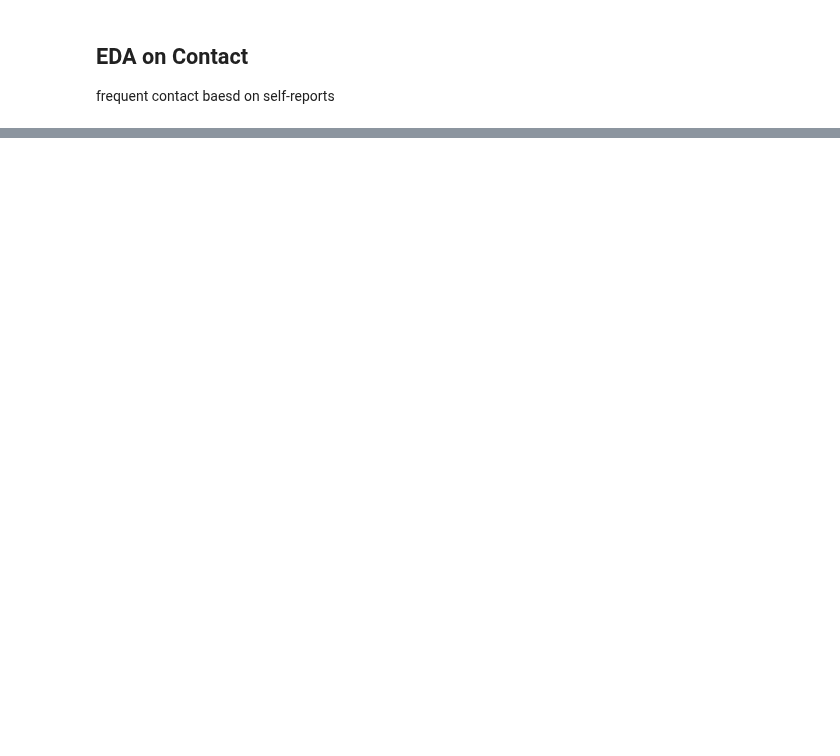
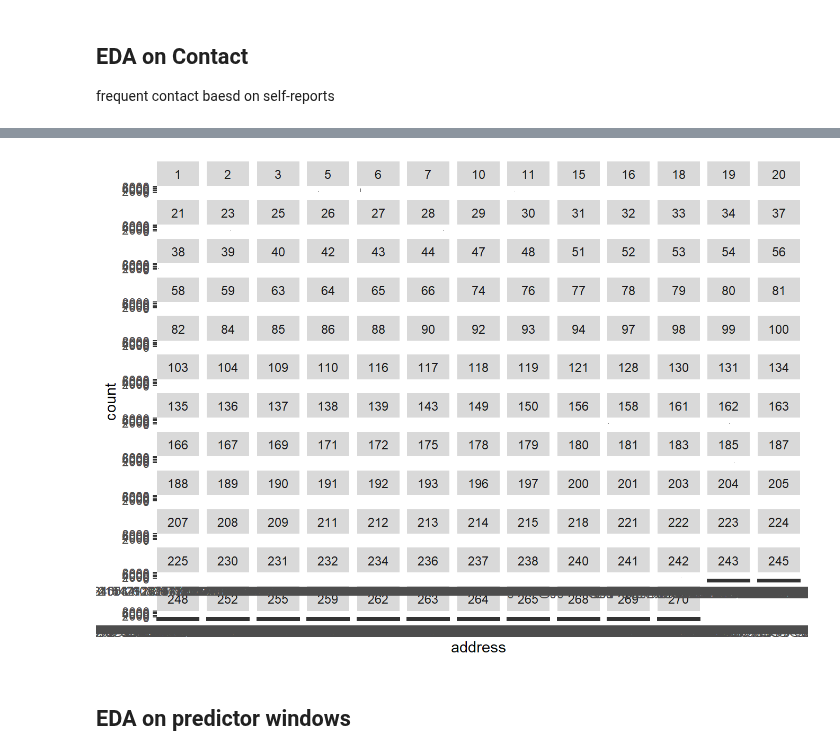
Before and after one commit to jjcurtin/study_messages, a Jupyter notebook: notebooks/mak_messages.embed.ipynb, the cells around one changed output, grey strips where cells are left out. Drawn from its saved outputs; the diff is of its cells as text; code cells hidden in the pictures; blank space fills up the shorter version.

```diff
--- a/notebooks/mak_messages.embed.ipynb
+++ b/notebooks/mak_messages.embed.ipynb
@@ -145,0 +150,9 @@ data |>
+# %%
+data |>
+  ggplot(aes(x = address)) +
+  geom_bar() +
+  facet_wrap(~subid)
+# %% [output]
+[figure, added]
+# %% [markdown]
+## EDA on predictor windows
```
Also changed, not shown: parts of 6 cells of this notebook, 7 other files.
